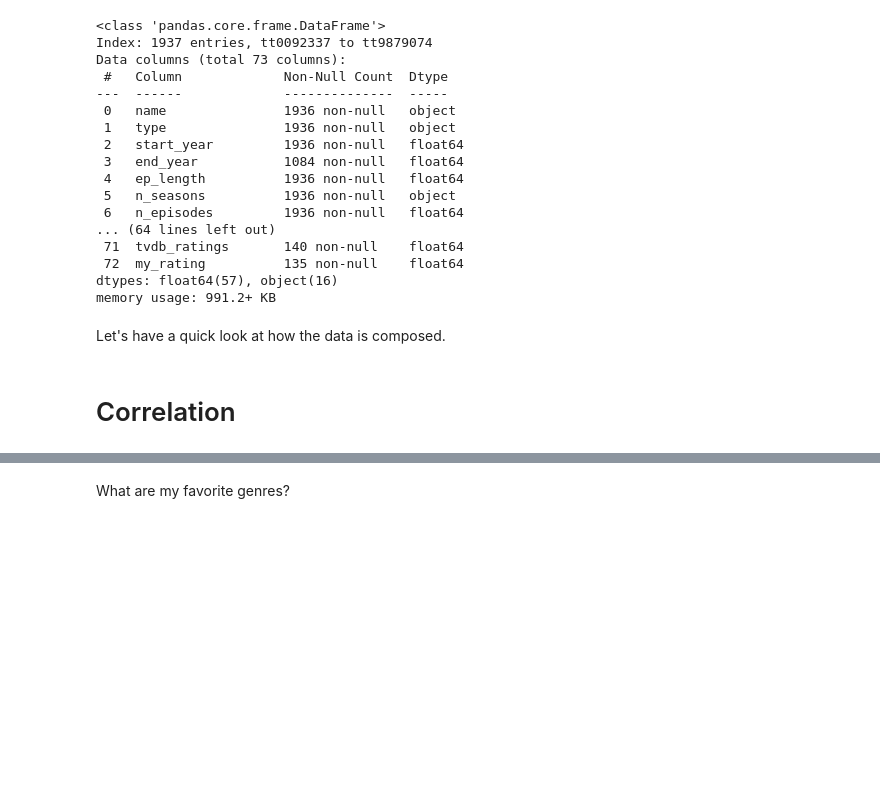
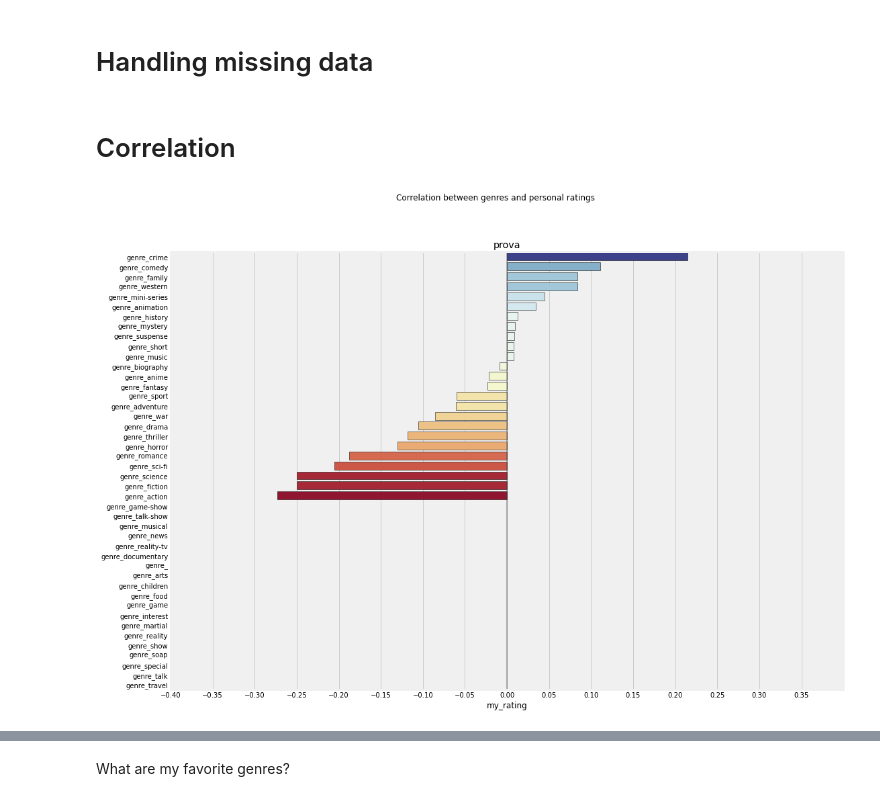
Before and after one commit to arlessweschler/tvtime-dataviz, a Jupyter notebook: seen_series_analysis.ipynb, the cells around one changed output, grey strips where cells are left out. Cells and saved outputs as stored; diff of their text form; code cells hidden in the pictures; blank space fills up the shorter version.

```diff
--- a/seen_series_analysis.ipynb
+++ b/seen_series_analysis.ipynb
@@ -18,31 +12,13 @@ seen_tv_series_df = pd.read_csv("data/output/seen_tv_series.csv", index_col="imd
 my_ratings_df = pd.read_csv("data/input/my_ratings.csv", index_col="imdb_id")
 imdb_series_df = pd.read_csv("data/output/imdb_series.csv", index_col="id")
 # %%
-cols_to_use = seen_tv_series_df.columns.difference(imdb_series_df.columns)
-df1 = pd.merge(imdb_series_df, seen_tv_series_df[cols_to_use], how="outer", left_index=True, right_index=True)
+cols_to_use = tvdb_series_df.columns.difference(imdb_series_df.columns)
+df1 = pd.merge(imdb_series_df, tvdb_series_df[cols_to_use], how="outer", left_index=True, right_index=True)
 
 cols_to_use = my_ratings_df.columns.difference(df1.columns)
 tv_df = pd.merge(df1, my_ratings_df[cols_to_use], how="outer", left_index=True, right_index=True)
-tv_df.info()
+# tv_df.info()
-# %% [output]
-<class 'pandas.core.frame.DataFrame'>
-Index: 1937 entries, tt0092337 to tt9879074
-Data columns (total 73 columns):
- #   Column             Non-Null Count  Dtype
----  ------             --------------  -----
- 0   name               1936 non-null   object
- 1   type               1936 non-null   object
- 2   start_year         1936 non-null   float64
- 3   end_year           1084 non-null   float64
- 4   ep_length          1936 non-null   float64
- 5   n_seasons          1936 non-null   object
- 6   n_episodes         1936 non-null   float64
-... (64 lines left out)
- 71  tvdb_ratings       140 non-null    float64
- 72  my_rating          135 non-null    float64
-dtypes: float64(57), object(16)
-memory usage: 991.2+ KB
-# %% [markdown]
-Let's have a quick look at how the data is composed.
+# %% [markdown]
+# Handling missing data
 # %% [markdown]
 # Correlation
@@ -49 +31,15 @@ Let's have a quick look at how the data is composed.
+# %%
+fig, ax = plt.subplots(figsize=(16,12))
+plt.suptitle("Correlation between genres and personal ratings")
+plt.title("prova")
+ax.set_xlim(-0.4,0.4)
+ax.xaxis.set_ticks(np.arange(-0.4, 0.4, 0.05))
+
+sorted_corr_genres = my_rating_corr[genres_mask].sort_values(ascending=False)
+norm_sorted_corr_genres = preprocessing.MinMaxScaler().fit_transform(sorted_corr_genres.values.reshape(-1,1)).flatten()
+
+plt.axvline(color='#414141', linewidth=1.5, alpha=.5)
+sns.barplot(y=sorted_corr_genres.index, x=sorted_corr_genres, ax=ax, palette=mpl.cm.RdYlBu(norm_sorted_corr_genres), edgecolor="#000000");
+# %% [output]
+[figure, added]
 # %%
```
Also changed, not shown: parts of 8 cells of this notebook, 8 other files.
